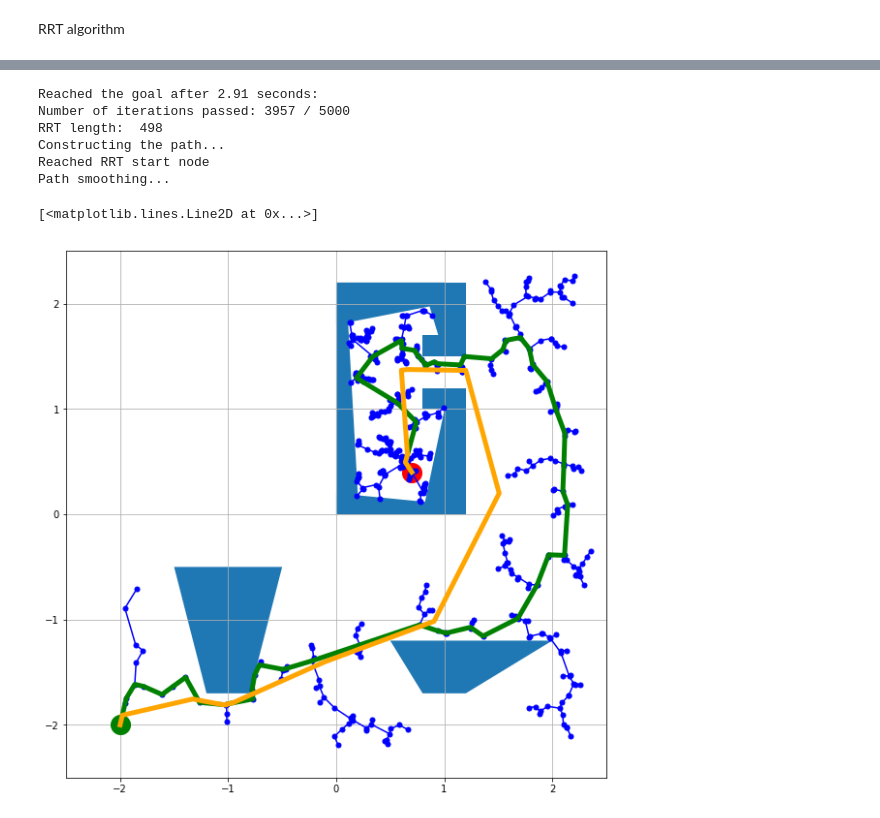
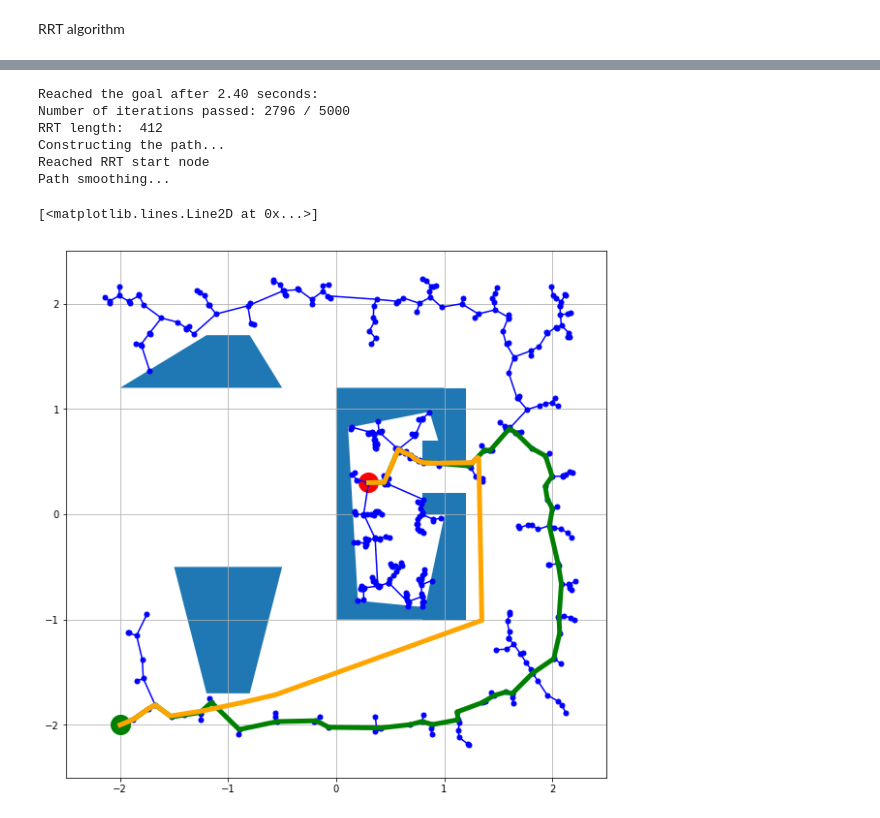
Before and after one commit to RuslanAgishev/motion_planning, a Jupyter notebook: python_src/rrts/rrt_test.ipynb, the cells around one changed output, grey strips where cells are left out. Saved outputs shown, nothing was run; the diff lists cells and outputs as text; code cells hidden in the pictures.

```diff
--- a/python_src/rrts/rrt_test.ipynb
+++ b/python_src/rrts/rrt_test.ipynb
@@ -61,17 +61,17 @@ def draw_map(obstacles):
 # %%
 w = 0.2
 obstacles = [
-              np.array([[0, 0], [1, 0], [1, 0.1], [0, w]]),
-              np.array([[0, 0], [w, 0.2], [0.1, 2], [0.0, 2.0]]),
-              np.array([[0, 2-w], [1, 2], [1, 2+w], [0, 2+w]]),
-              np.array([[1-w, 0], [1+w, 0], [1+w, 1], [1, 1]]),
-              np.array([[1-w, 2+w], [1+w, 2+w], [1+w, 1.5], [1, 1.5]]),
-              np.array([[0.8, 1], [1+w, 1], [1+w, 1+w], [0.8, 1+w]]),
-              np.array([[0.8, 1.5], [1+w, 1.5], [1+w, 1.5+w], [0.8, 1.5+w]]),
+              np.array([[0, -1], [1, -1], [1, -0.9], [0, w-1]]),
+              np.array([[0, -1], [w, -0.8], [0.1, 1], [0.0, 1.0]]),
+              np.array([[0, 1-w], [1, 1], [1, 1+w], [0, 1+w]]),
+              np.array([[1-w, -1], [1+w, -1], [1+w, 0], [1, 0]]),
+              np.array([[1-w, 1+w], [1+w, 1+w], [1+w, 0.5], [1, 0.5]]),
+              np.array([[0.8, 0], [1+w, 0], [1+w, w], [0.8, w]]),
+              np.array([[0.8, 0.5], [1+w, 0.5], [1+w, 0.5+w], [0.8, 0.5+w]]),
 
-              np.array([[-0.5, -0.5], [-1.5, -0.5], [-1-w, -1.5-w], [-0.8, -1.5-w]]),
+              np.array([[-0.5, -0.5], [-1.5, -0.5], [-1, -1.5], [-0.8, -1.5]]),
 
-              np.array([[0.5, -1.2], [2.0, -1.2], [1+w, -1.5-w], [0.8, -1.5-w]])
+              np.array([[-0.5, 1.2], [-2.0, 1.2], [-1-w, 1.5+w], [-0.8, 1.5+w]])
             ]
 draw_map(obstacles)
 # %% [output]
@@ -170,7 +170,7 @@ d = 0.20 # Extension parameter: this controls how far the RRT extends in each st
 draw_map(obstacles)
 
 # Start and goal positions
-xy_start = np.array([0.7, 0.4]); plt.plot(xy_start[0],xy_start[1],'bo',color='red', markersize=20)
+xy_start = np.array([0.3, 0.3]); plt.plot(xy_start[0],xy_start[1],'bo',color='red', markersize=20)
 xy_goal =  np.array([-2.0, -2.0]);  plt.plot(xy_goal[0], xy_goal[1], 'bo',color='green',markersize=20)
 
 # Initialize RRT. The RRT will be represented as a 2 x N list of points.
@@ -245,34 +245,34 @@ while not nearGoal and iters < maxiters:
         end_time = time.time()
         nearGoal = True
         print 'Reached the goal after %.2f seconds:' % (end_time - start_time)
 
     iters += 1
 
 print 'Number of iterations passed: %d / %d' %(iters, maxiters)
 print 'RRT length: ', len(rrt)
 
 # Path construction from RRT:
 print 'Constructing the path...'
 i = len(rrt) - 1
 while True:
     i = rrt[i].iPrev
     P.append(rrt[i].p)
     if i == 0:
         print 'Reached RRT start node'
         break
 P = np.array(P)
 plt.plot( P[:,0], P[:,1], color='green', linewidth=5, label='RRT path' )
 
 # Path smoothing:
 print 'Path smoothing...'
 P_smooth = SmoothPath(P, obstacles, smoothiters=40)
 plt.plot(P_smooth[:,0], P_smooth[:,1], linewidth=5, color='orange', label='smoothed path')
 # %% [output]
-Reached the goal after 2.91 seconds:
-Number of iterations passed: 3957 / 5000
-RRT length:  498
+Reached the goal after 2.40 seconds:
+Number of iterations passed: 2796 / 5000
+RRT length:  412
 Constructing the path...
 Reached RRT start node
 Path smoothing...
 [<matplotlib.lines.Line2D at 0x...>]
-[figure, old version]
+[figure, new version]
```
Also changed, not shown: parts of 4 cells of this notebook, 4 other files.
